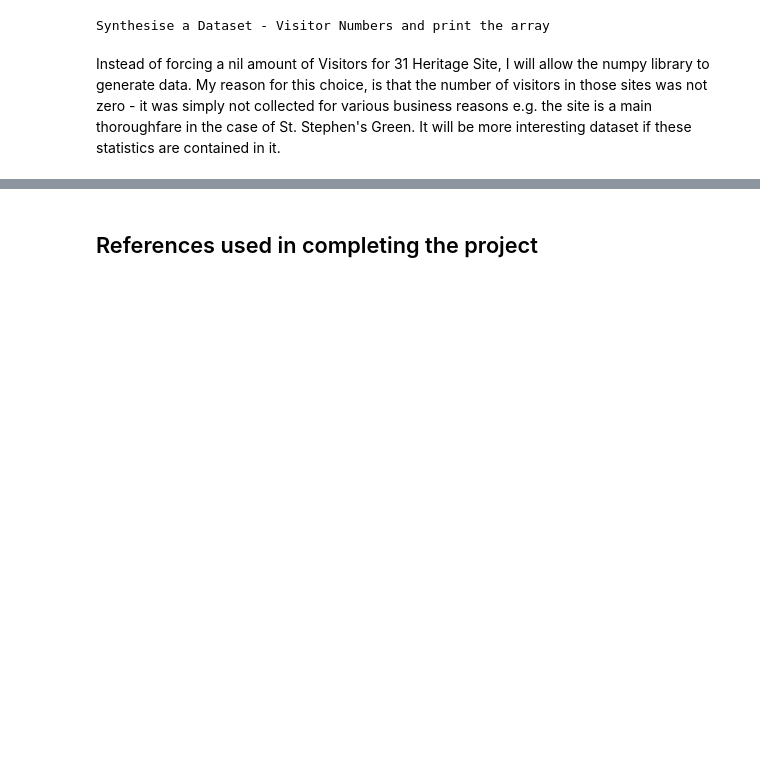
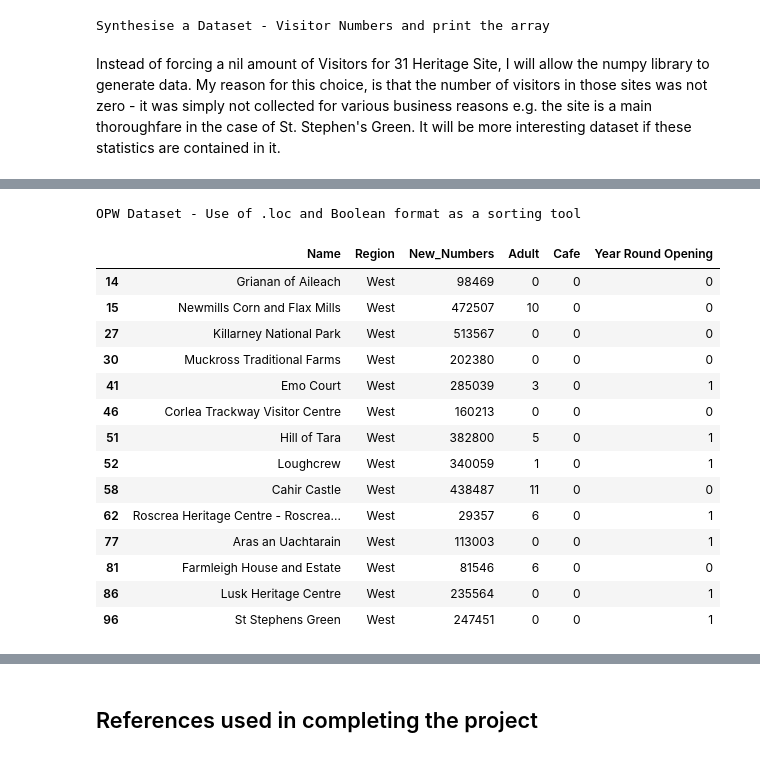
Before and after one commit to ClodaghMurphy/ProgDA_ProjectDec2019, a Jupyter notebook: ProgDA_ProjectDec2019.ipynb, the cells around one changed output, grey strips where cells are left out. Cells and saved outputs as stored; diff of their text form; code cells hidden in the pictures; blank space fills up the shorter version.

```diff
--- a/ProgDA_ProjectDec2019.ipynb
+++ b/ProgDA_ProjectDec2019.ipynb
@@ -243,0 +305,22 @@ New_Dataset = pd.concat([New_Names,df2, df3, df4, df5,df6, df7, df8], axis=1)
+# %%
+#Print a description of the output
+print("OPW Dataset - Use of .loc and Boolean format as a sorting tool")
+#this is a useful tool using Boolean values to select item
+New_Dataset.loc[New_Dataset.loc[:, 'Region'] == 'West']
+# %% [output]
+OPW Dataset - Use of .loc and Boolean format as a sorting tool
+|  | Name | Region | New_Numbers | Adult | Cafe | Year Round Opening |
+| 14 | Grianan of Aileach | West | 98469 | 0 | 0 | 0 |
+| 15 | Newmills Corn and Flax Mills | West | 472507 | 10 | 0 | 0 |
+| 27 | Killarney National Park | West | 513567 | 0 | 0 | 0 |
+| 30 | Muckross Traditional Farms | West | 202380 | 0 | 0 | 0 |
+| 41 | Emo Court | West | 285039 | 3 | 0 | 1 |
+| 46 | Corlea Trackway Visitor Centre | West | 160213 | 0 | 0 | 0 |
+| 51 | Hill of Tara | West | 382800 | 5 | 0 | 1 |
+| 52 | Loughcrew | West | 340059 | 1 | 0 | 1 |
+| 58 | Cahir Castle | West | 438487 | 11 | 0 | 0 |
+| 62 | Roscrea Heritage Centre - Roscrea... | West | 29357 | 6 | 0 | 1 |
+| 77 | Aras an Uachtarain | West | 113003 | 0 | 0 | 1 |
+| 81 | Farmleigh House and Estate | West | 81546 | 6 | 0 | 0 |
+| 86 | Lusk Heritage Centre | West | 235564 | 0 | 0 | 1 |
+| 96 | St Stephens Green | West | 247451 | 0 | 0 | 1 |
```
Also changed, not shown: parts of 23 cells of this notebook.
